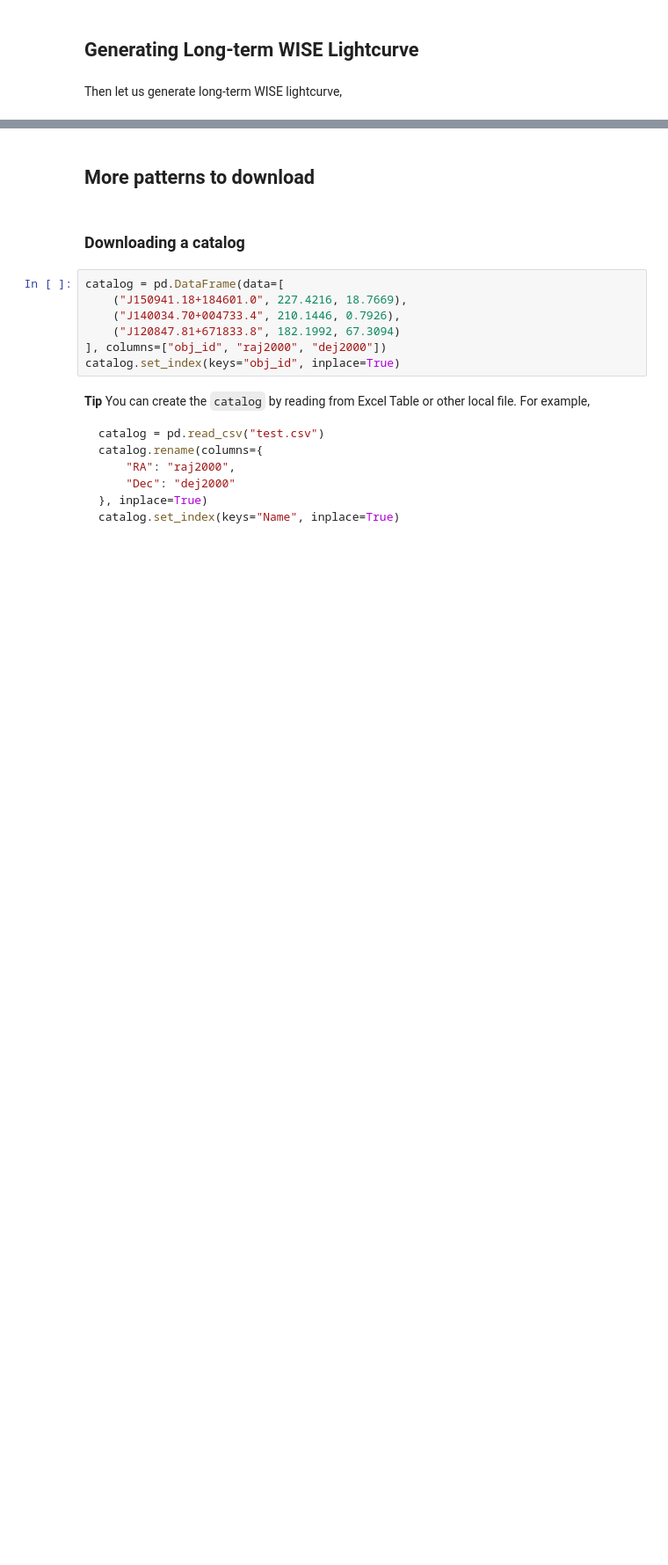
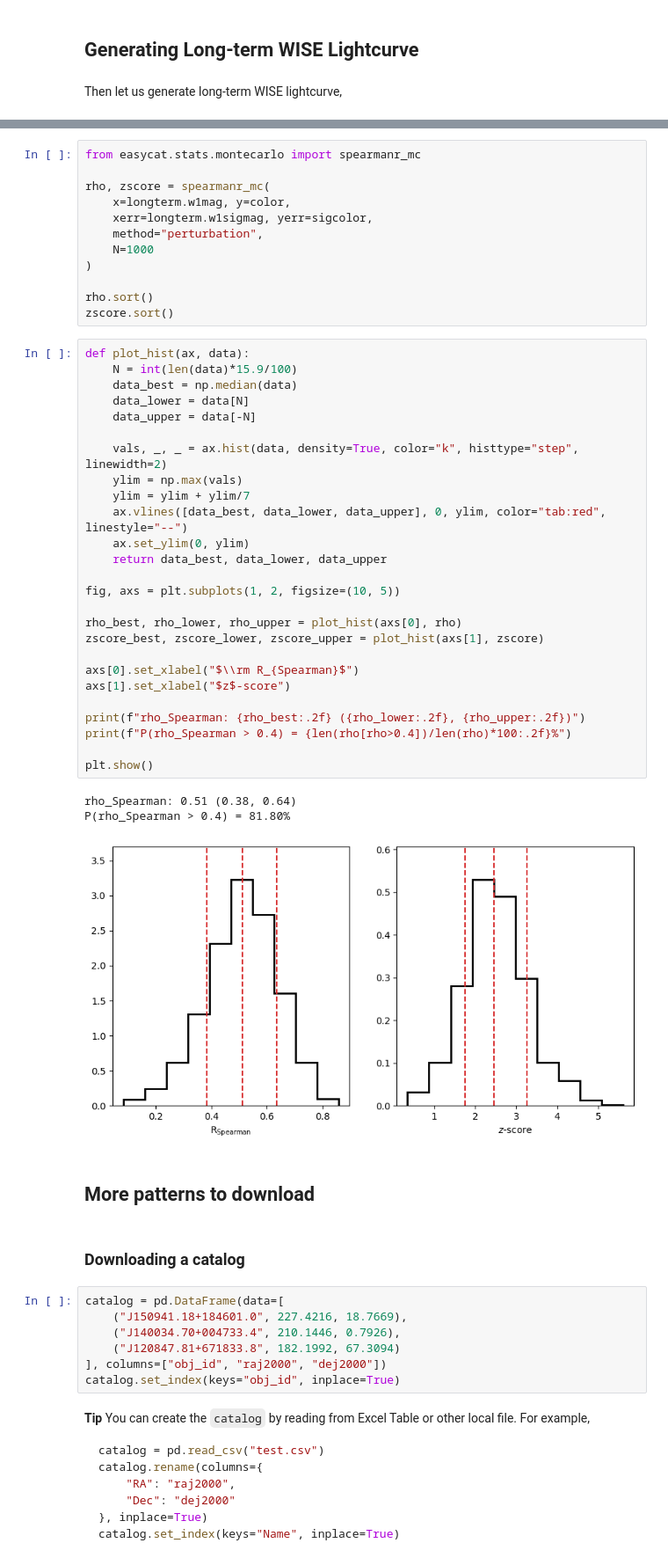
Before and after one commit to AstroJH/easycat, a Jupyter notebook: examples/wise_lightcurve.ipynb, the cells around one changed output, grey strips where cells are left out. Shown: that part at 88% size. Saved outputs shown, nothing was run; the diff lists cells and outputs as text; blank space fills up the shorter version.

```diff
--- a/examples/wise_lightcurve.ipynb
+++ b/examples/wise_lightcurve.ipynb
@@ -118,3 +152,45 @@ plt.show()
+# %%
+from easycat.stats.montecarlo import spearmanr_mc
+
+rho, zscore = spearmanr_mc(
+    x=longterm.w1mag, y=color,
+    xerr=longterm.w1sigmag, yerr=sigcolor,
+    method="perturbation",
+    N=1000
+)
+
+rho.sort()
+zscore.sort()
+# %%
+def plot_hist(ax, data):
+    N = int(len(data)*15.9/100)
+    data_best = np.median(data)
+    data_lower = data[N]
+    data_upper = data[-N]
+
+    vals, _, _ = ax.hist(data, density=True, color="k", histtype="step", linewidth=2)
+    ylim = np.max(vals)
+    ylim = ylim + ylim/7
+    ax.vlines([data_best, data_lower, data_upper], 0, ylim, color="tab:red", linestyle="--")
+    ax.set_ylim(0, ylim)
+    return data_best, data_lower, data_upper
+
+fig, axs = plt.subplots(1, 2, figsize=(10, 5))
+
+rho_best, rho_lower, rho_upper = plot_hist(axs[0], rho)
+zscore_best, zscore_lower, zscore_upper = plot_hist(axs[1], zscore)
+
+axs[0].set_xlabel("$\\rm R_{Spearman}$")
+axs[1].set_xlabel("$z$-score")
+
+print(f"rho_Spearman: {rho_best:.2f} ({rho_lower:.2f}, {rho_upper:.2f})")
+print(f"P(rho_Spearman > 0.4) = {len(rho[rho>0.4])/len(rho)*100:.2f}%")
+
+plt.show()
+# %% [output]
+rho_Spearman: 0.51 (0.38, 0.64)
+P(rho_Spearman > 0.4) = 81.80%
+[figure, added]
 # %% [markdown]
 ## More patterns to download
 # %% [markdown]
```
Also changed, not shown: parts of 21 cells of this notebook, 9 other files.
